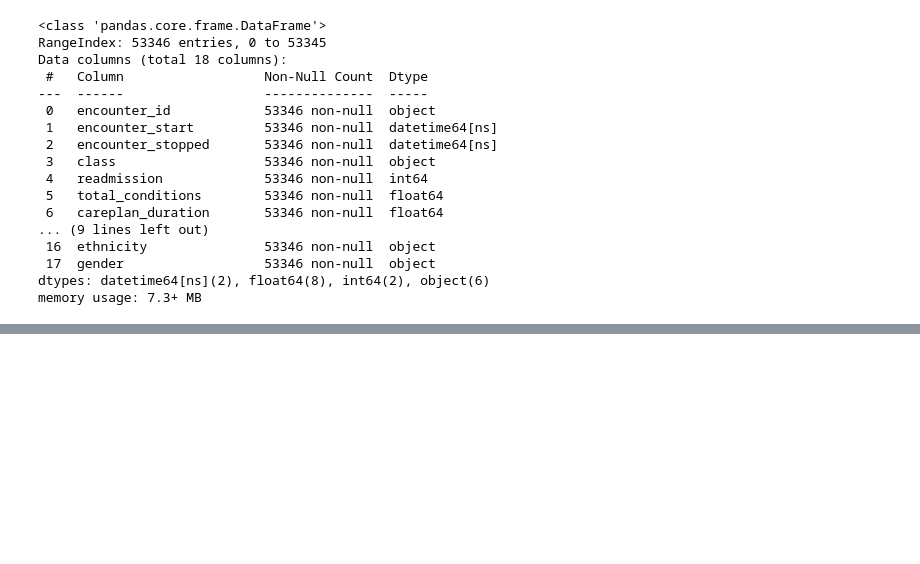
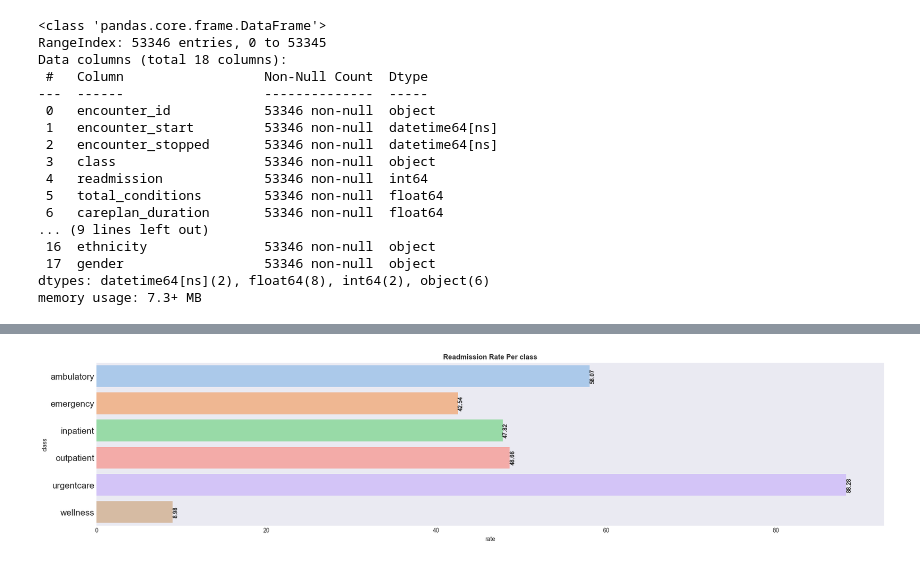
Before and after one commit to IamRaNo/Portfolio-Projects-Repository, a Jupyter notebook: Synthea Datasets/Solutions/business_problems/problem_1.ipynb, the cells around one changed output, grey strips where cells are left out. Drawn from its saved outputs; the diff is of its cells as text; code cells hidden in the pictures; blank space fills up the shorter version.

```diff
--- a/Synthea Datasets/Solutions/business_problems/problem_1.ipynb
+++ b/Synthea Datasets/Solutions/business_problems/problem_1.ipynb
@@ -179,0 +418,21 @@ date_cols = data.select_dtypes(include='datetime').columns.values
+# %%
+def readmission_rate_per_category(category):
+    temp = data[data['readmission']=='1'].groupby(category).size().reset_index(name = 'total')
+    temp1 = data.groupby(category).size().reset_index(name = 'total_count')
+    temp3 = temp.merge(temp1, on = category,how = 'left')
+    temp3['rate'] = (temp3['total']/temp3['total_count']).mul(100).round(2)
+    plt.figure(figsize=(24,5))
+    ax = sns.barplot(y = category,
+                     x = 'rate',
+                     data = temp3,
+                     orient = 'h',
+                     palette = 'pastel')
+    for container in ax.containers:
+        ax.bar_label(container,rotation = 90,weight = 'bold')
+    plt.title(f"Readmission Rate Per {category}",weight = 'bold')
+    plt.yticks(fontsize = 15)
+    plt.show()
+# %%
+readmission_rate_per_category('class')
+# %% [output]
+[figure, added]
```
Also changed, not shown: parts of 49 cells of this notebook.
